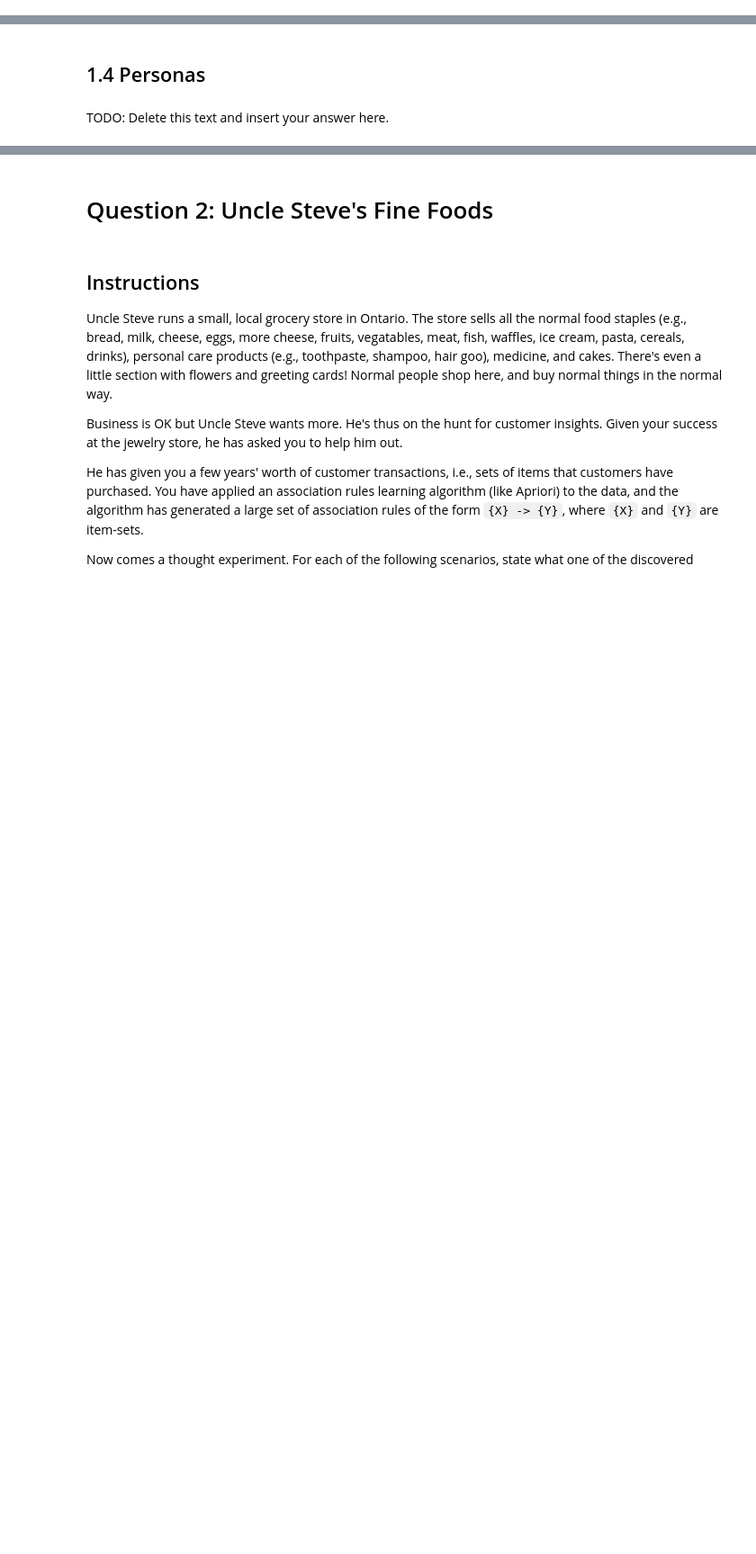
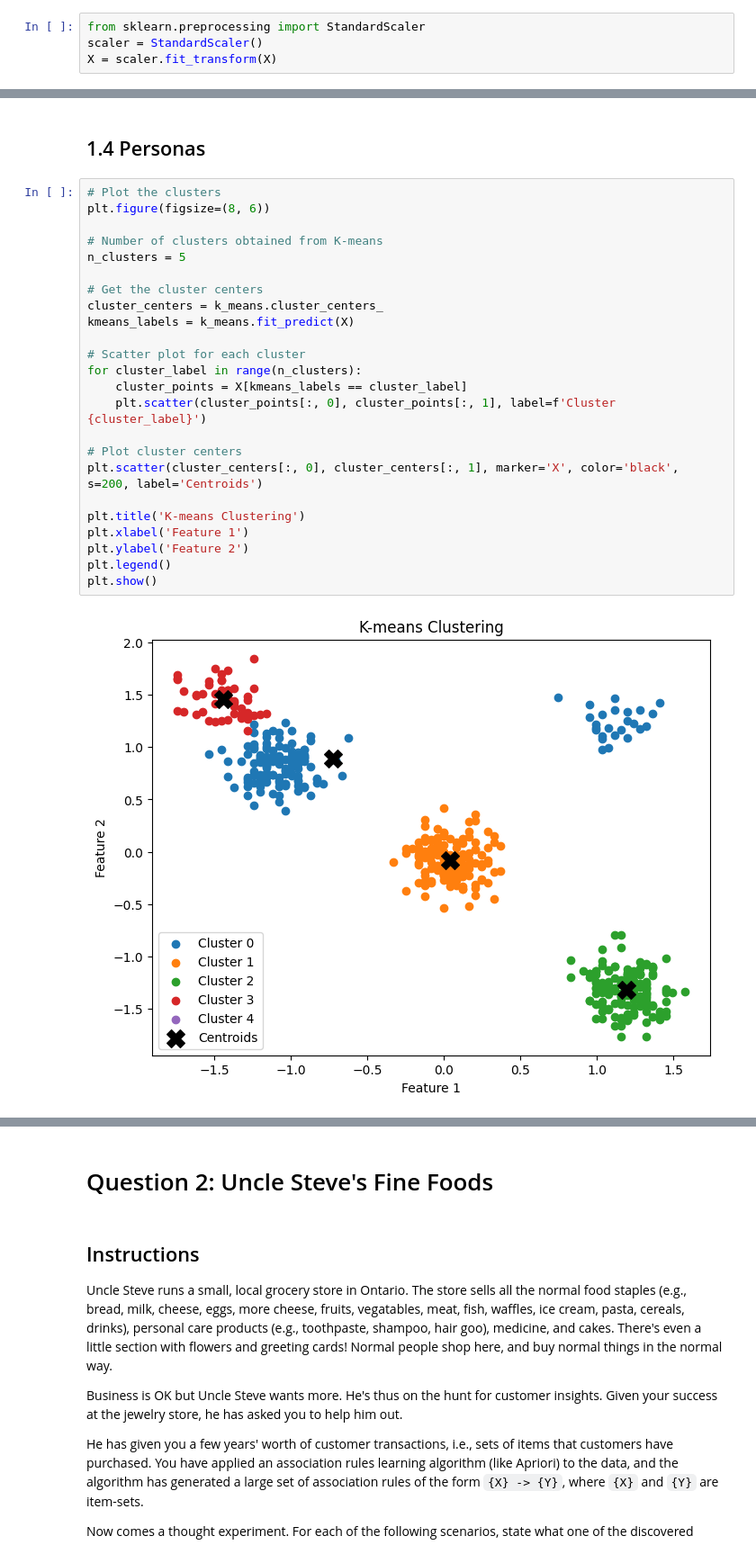
Before and after one commit to benoj67/Data-Analyst, a Jupyter notebook: MMA869/Individual Assignment/2024_869_BenojDonbosco.ipynb, the cells around one changed output, grey strips where cells are left out. Shown: that part at 90% size. Cells and saved outputs as stored; diff of their text form; blank space fills up the shorter version.

```diff
--- a/MMA869/Individual Assignment/2024_869_BenojDonbosco.ipynb
+++ b/MMA869/Individual Assignment/2024_869_BenojDonbosco.ipynb
@@ -191,0 +155,4 @@ No artists with labels found to put in legend.  Note that artists whose label st
+# %%
+from sklearn.preprocessing import StandardScaler
+scaler = StandardScaler()
+X = scaler.fit_transform(X)
@@ -200,4 +291,28 @@ TODO: Delete this text and insert your answer here.
 # %% [markdown]
 ## 1.4 Personas
-# %% [markdown]
-TODO: Delete this text and insert your answer here.
+# %%
+# Plot the clusters
+plt.figure(figsize=(8, 6))
+
+# Number of clusters obtained from K-means
+n_clusters = 5
+
+# Get the cluster centers
+cluster_centers = k_means.cluster_centers_
+kmeans_labels = k_means.fit_predict(X)
+
+# Scatter plot for each cluster
+for cluster_label in range(n_clusters):
+    cluster_points = X[kmeans_labels == cluster_label]
+    plt.scatter(cluster_points[:, 0], cluster_points[:, 1], label=f'Cluster {cluster_label}')
+
+# Plot cluster centers
+plt.scatter(cluster_centers[:, 0], cluster_centers[:, 1], marker='X', color='black', s=200, label='Centroids')
+
+plt.title('K-means Clustering')
+plt.xlabel('Feature 1')
+plt.ylabel('Feature 2')
+plt.legend()
+plt.show()
+# %% [output]
+[figure, added]
```
Also changed, not shown: parts of 47 cells of this notebook.
